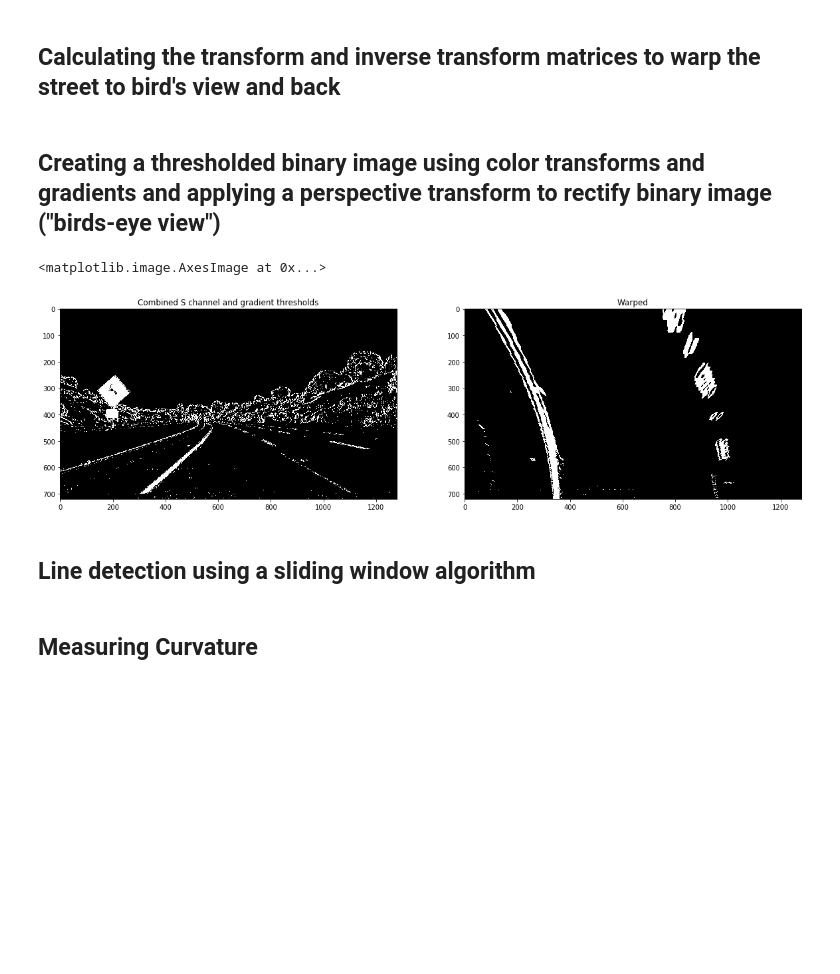
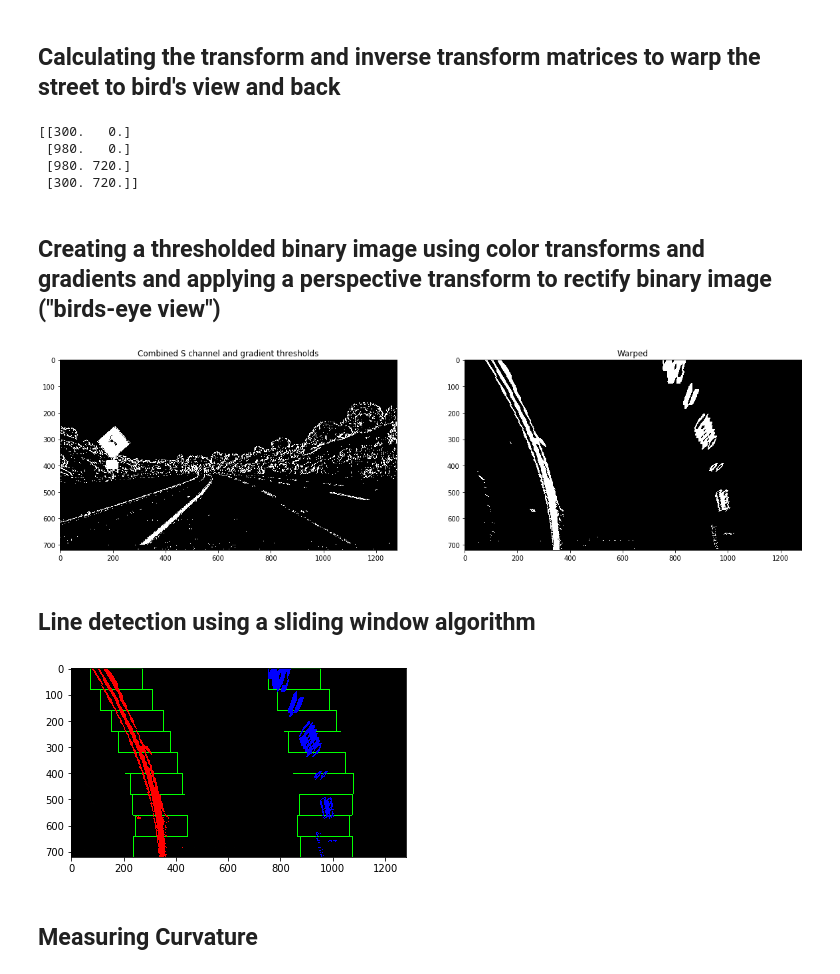
Before and after one commit to ramiejleh/Advanced-Lane-Finding, a Jupyter notebook: Advanced Lane Finding Project.ipynb, the cells around one changed output. Cells and saved outputs as stored; diff of their text form; code cells hidden in the pictures; blank space fills up the shorter version.

Commit message:
Provided example images, a detailed README, modified video output and cleaned up some code and comments.

```diff
--- a/Advanced Lane Finding Project.ipynb
+++ b/Advanced Lane Finding Project.ipynb
@@ -102,6 +105,13 @@ dst = np.float32([[offset_x, offset_y], [img_size[0]-offset_x, offset_y], [img_s
 # use cv2.getPerspectiveTransform() to get M and Minv, the transform and inverse transform matrices to warp the street to birds view and back
 M = cv2.getPerspectiveTransform(src, dst)
 Minv = cv2.getPerspectiveTransform(dst,src)
+
+print(dst)
+# %% [output]
+[[300.   0.]
+ [980.   0.]
+ [980. 720.]
+ [300. 720.]]
 # %% [markdown]
 ## Creating a thresholded binary image using color transforms and gradients and applying a perspective transform to rectify binary image ("birds-eye view")
 # %%
@@ -163,8 +173,12 @@ ax1.imshow(combined_binary_test_image, cmap='gray')
 
 ax2.set_title('Warped')
 ax2.imshow(warped_test_image, cmap='gray')
+
+#Saving example images
+plt.imsave('examples/undistort_road_output.jpg', undist_test_image)
+plt.imsave('examples/binary_combo_example.jpg', combined_binary_test_image, cmap="gray")
+plt.imsave('examples/warped.jpg', warped_test_image, cmap="gray")
 # %% [output]
-<matplotlib.image.AxesImage at 0x...>
 [figure]
 # %% [markdown]
 ## Line detection using a sliding window algorithm
@@ -208,10 +222,10 @@ def find_lane_pixels(binary_warped):
         win_y_low = binary_warped.shape[0] - (window+1)*window_height
         win_y_high = binary_warped.shape[0] - window*window_height
         #Find the four below boundaries of the window ###
-        win_xleft_low = leftx_current - margin  # Update this
-        win_xleft_high = leftx_current + margin  # Update this
-        win_xright_low = rightx_current - margin  # Update this
-        win_xright_high = rightx_current + margin  # Update this
+        win_xleft_low = leftx_current - margin
+        win_xleft_high = leftx_current + margin
+        win_xright_low = rightx_current - margin
+        win_xright_high = rightx_current + margin
 
         # Draw the windows on the visualization image
         cv2.rectangle(out_img,(win_xleft_low,win_y_low),
@@ -255,33 +269,43 @@ def find_lane_pixels(binary_warped):
 
 def fit_polynomial(binary_warped):
     # Find our lane pixels first
     leftx, lefty, rightx, righty, out_img = find_lane_pixels(binary_warped)
 
     #Fit a second order polynomial to each using `np.polyfit` ###
     left_fit = np.polyfit(lefty, leftx, 2)
     right_fit = np.polyfit(righty, rightx, 2)
 
     # Generate x and y values for plotting
     ploty = np.linspace(0, binary_warped.shape[0]-1, binary_warped.shape[0] )
     try:
         left_fitx = left_fit[0]*ploty**2 + left_fit[1]*ploty + left_fit[2]
         right_fitx = right_fit[0]*ploty**2 + right_fit[1]*ploty + right_fit[2]
     except TypeError:
         # Avoids an error if `left` and `right_fit` are still none or incorrect
         print('The function failed to fit a line!')
         left_fitx = 1*ploty**2 + 1*ploty
         right_fitx = 1*ploty**2 + 1*ploty
 
     ## Visualization ##
     # Colors in the left and right lane regions
     out_img[lefty, leftx] = [255, 0, 0]
     out_img[righty, rightx] = [0, 0, 255]
 
     # Plots the left and right polynomials on the lane lines
     #plt.plot(left_fitx, ploty, color='yellow')
     #plt.plot(right_fitx, ploty, color='yellow')
 
     return out_img, left_fit, right_fit
+
+
+#Example image
+out_img_example, left_fit_example, right_fit_example  = fit_polynomial(warped_test_image)
+plt.imshow(out_img_example)
+
+#Saving example images
+plt.imsave('examples/color_fit_lines_1.jpg', out_img_example)
+# %% [output]
+[figure, added]
 # %%
 # Polynomial fit values from the previous frame
 def fit_poly(img_shape, leftx, lefty, rightx, righty):
```
Also changed, not shown: parts of 6 cells of this notebook, 15 other files.
